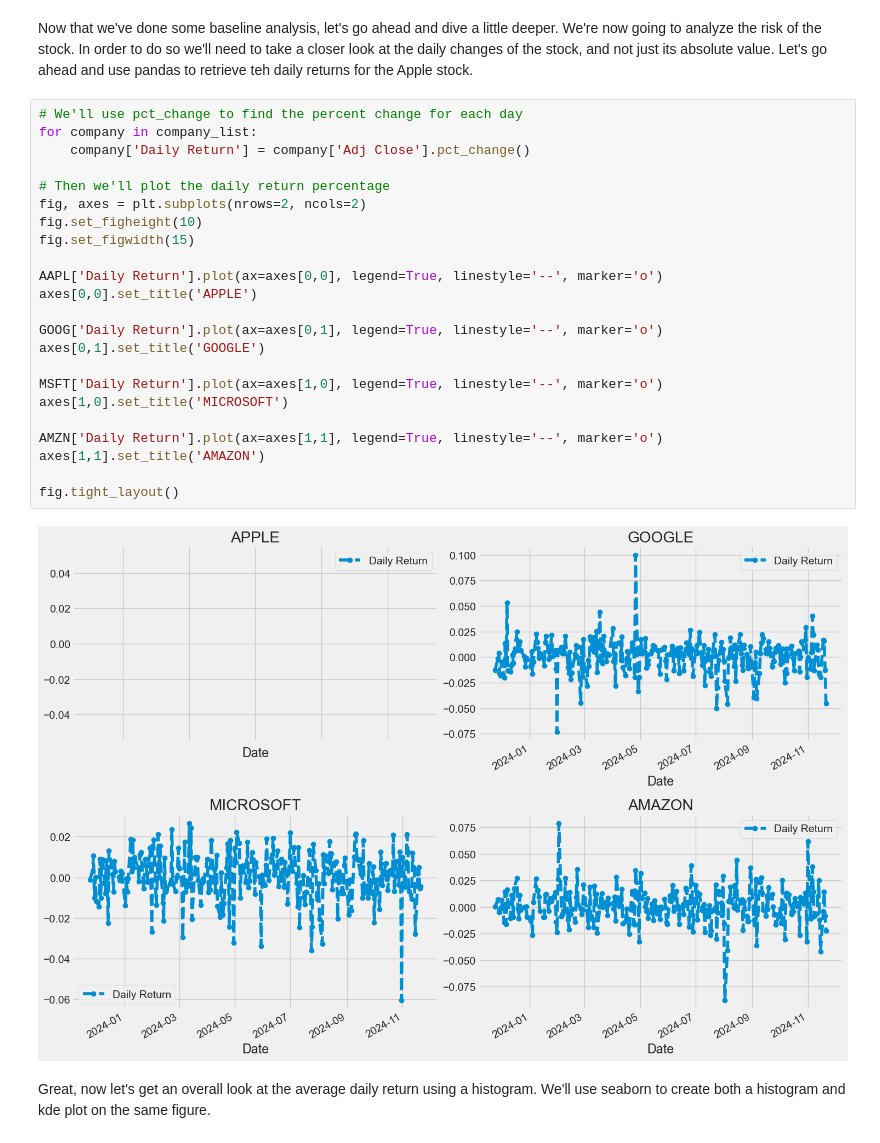
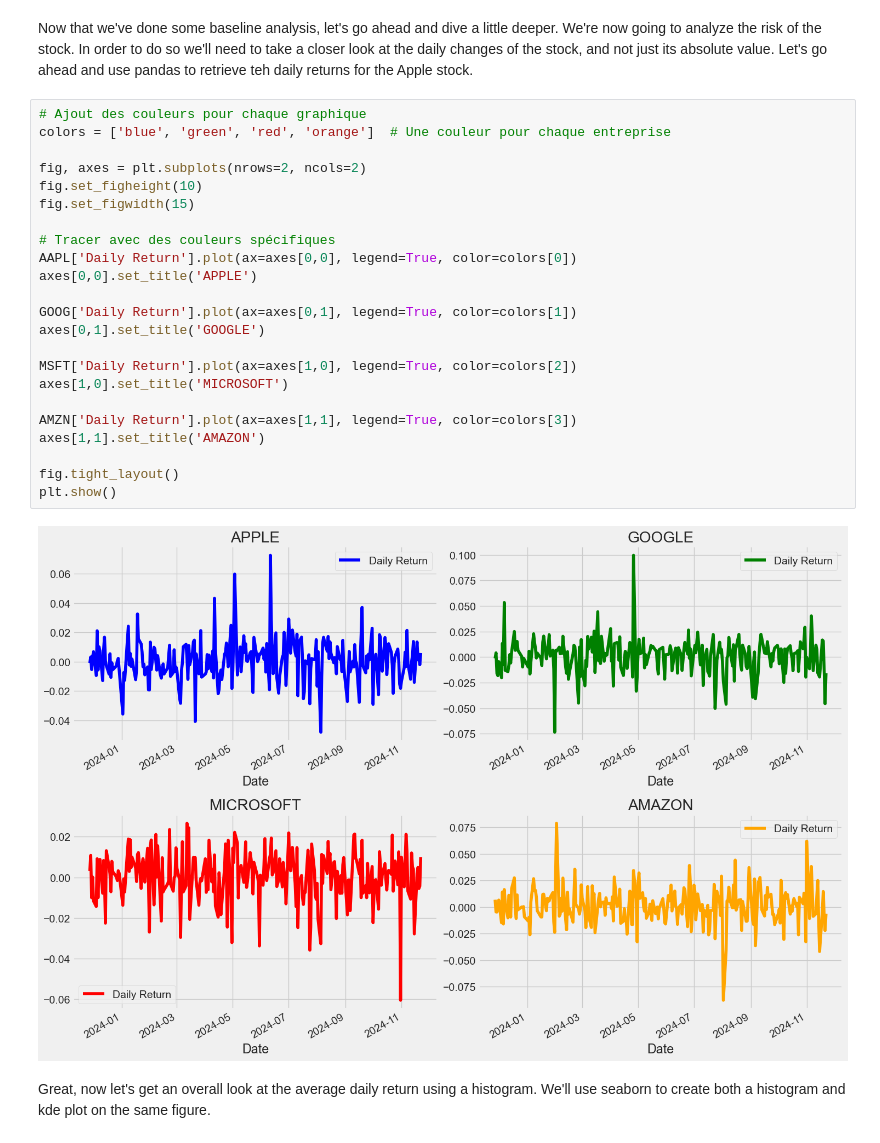
Before and after one commit to laanani-mohamed/Stock_Market_Prediction, a Jupyter notebook: stock-market-analysis-prediction-using-lstm.ipynb, the cells around one changed output. Cells and saved outputs as stored; diff of their text form.

```diff
--- a/stock-market-analysis-prediction-using-lstm.ipynb
+++ b/stock-market-analysis-prediction-using-lstm.ipynb
@@ -224,31 +229,31 @@ We see in the graph that the best values to measure the moving average are 10 an
 # 3. What was the daily return of the stock on average?
 # %% [markdown]
 Now that we've done some baseline analysis, let's go ahead and dive a little deeper. We're now going to analyze the risk of the stock. In order to do so we'll need to take a closer look at the daily changes of the stock, and not just its absolute value. Let's go ahead and use pandas to retrieve teh daily returns for the Apple stock.
-# %%
-# We'll use pct_change to find the percent change for each day
-for company in company_list:
-    company['Daily Return'] = company['Adj Close'].pct_change()
-
-# Then we'll plot the daily return percentage
-fig, axes = plt.subplots(nrows=2, ncols=2)
-fig.set_figheight(10)
-fig.set_figwidth(15)
-
-AAPL['Daily Return'].plot(ax=axes[0,0], legend=True, linestyle='--', marker='o')
-axes[0,0].set_title('APPLE')
-
-GOOG['Daily Return'].plot(ax=axes[0,1], legend=True, linestyle='--', marker='o')
-axes[0,1].set_title('GOOGLE')
-
-MSFT['Daily Return'].plot(ax=axes[1,0], legend=True, linestyle='--', marker='o')
-axes[1,0].set_title('MICROSOFT')
-
-AMZN['Daily Return'].plot(ax=axes[1,1], legend=True, linestyle='--', marker='o')
-axes[1,1].set_title('AMAZON')
-
-fig.tight_layout()
-# %% [output]
-[figure, removed]
+# %%
+# Ajout des couleurs pour chaque graphique
+colors = ['blue', 'green', 'red', 'orange']  # Une couleur pour chaque entreprise
+
+fig, axes = plt.subplots(nrows=2, ncols=2)
+fig.set_figheight(10)
+fig.set_figwidth(15)
+
+# Tracer avec des couleurs spécifiques
+AAPL['Daily Return'].plot(ax=axes[0,0], legend=True, color=colors[0])
+axes[0,0].set_title('APPLE')
+
+GOOG['Daily Return'].plot(ax=axes[0,1], legend=True, color=colors[1])
+axes[0,1].set_title('GOOGLE')
+
+MSFT['Daily Return'].plot(ax=axes[1,0], legend=True, color=colors[2])
+axes[1,0].set_title('MICROSOFT')
+
+AMZN['Daily Return'].plot(ax=axes[1,1], legend=True, color=colors[3])
+axes[1,1].set_title('AMAZON')
+
+fig.tight_layout()
+plt.show()
+# %% [output]
+[figure, added]
 # %% [markdown]
 Great, now let's get an overall look at the average daily return using a histogram. We'll use seaborn to create both a histogram and kde plot on the same figure.
 # %%
```
Also changed, not shown: parts of 7 cells of this notebook.
